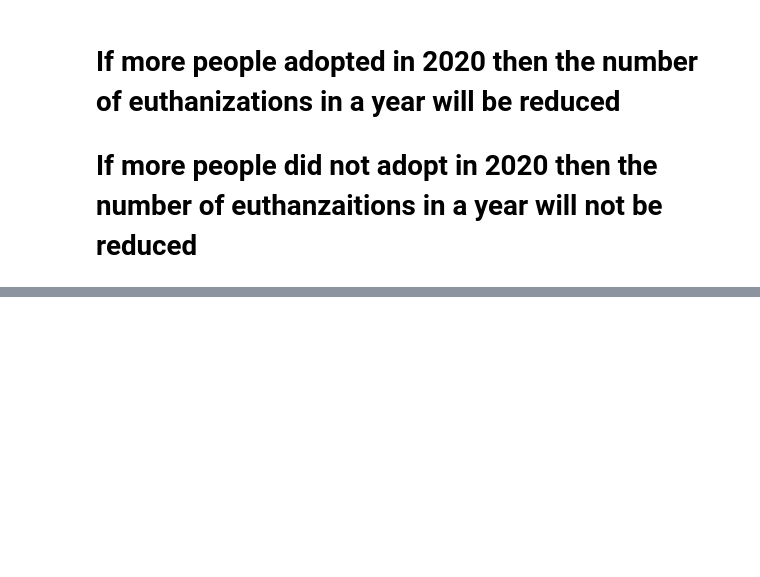
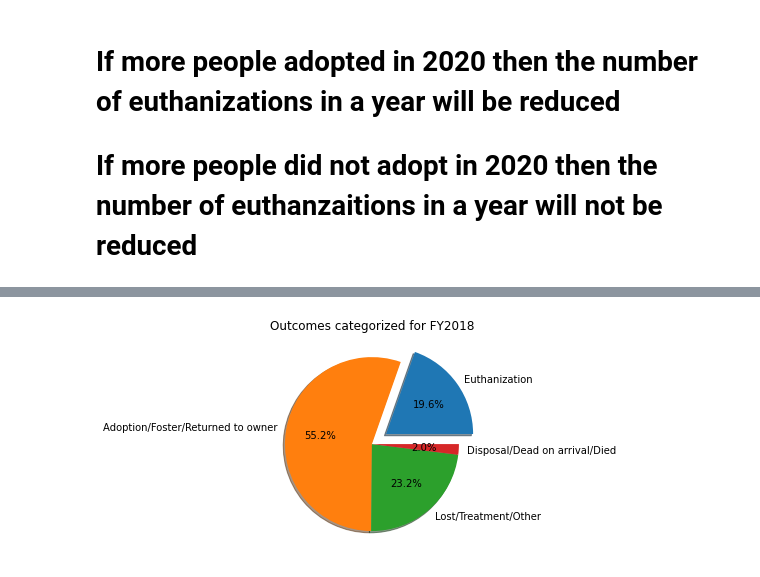
Before and after one commit to jconcha56429/Project1, a Jupyter notebook: Euthanization/Euthanization.ipynb, the cells around one changed output, grey strips where cells are left out. Drawn from its saved outputs; the diff is of its cells as text; code cells hidden in the pictures; blank space fills up the shorter version.

```diff
--- a/Euthanization/Euthanization.ipynb
+++ b/Euthanization/Euthanization.ipynb
@@ -169,0 +161,4 @@ array(['EUTHANIZED', 'TRANSFER', 'LOST REPORT', 'RETURNED TO OWNER',
+# %%
+outcometype(data_2018)
+# %% [output]
+[figure, added]
```
Also changed, not shown: parts of 6 cells of this notebook.
